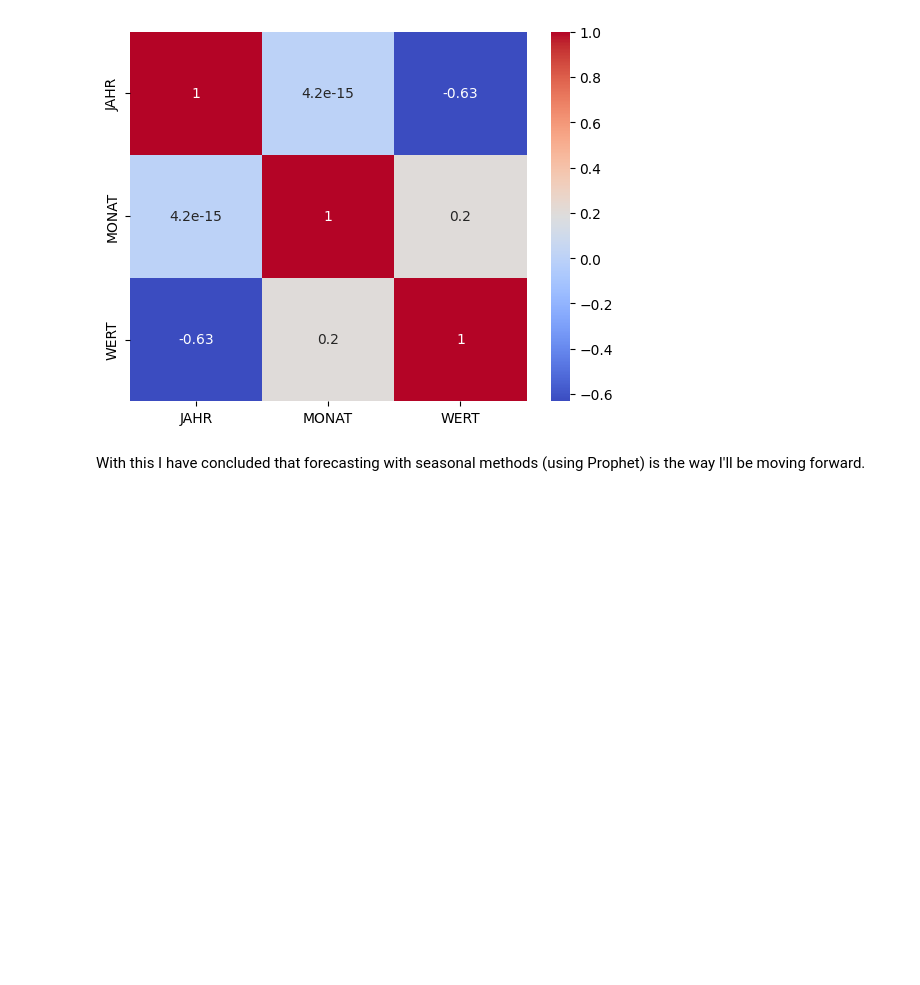
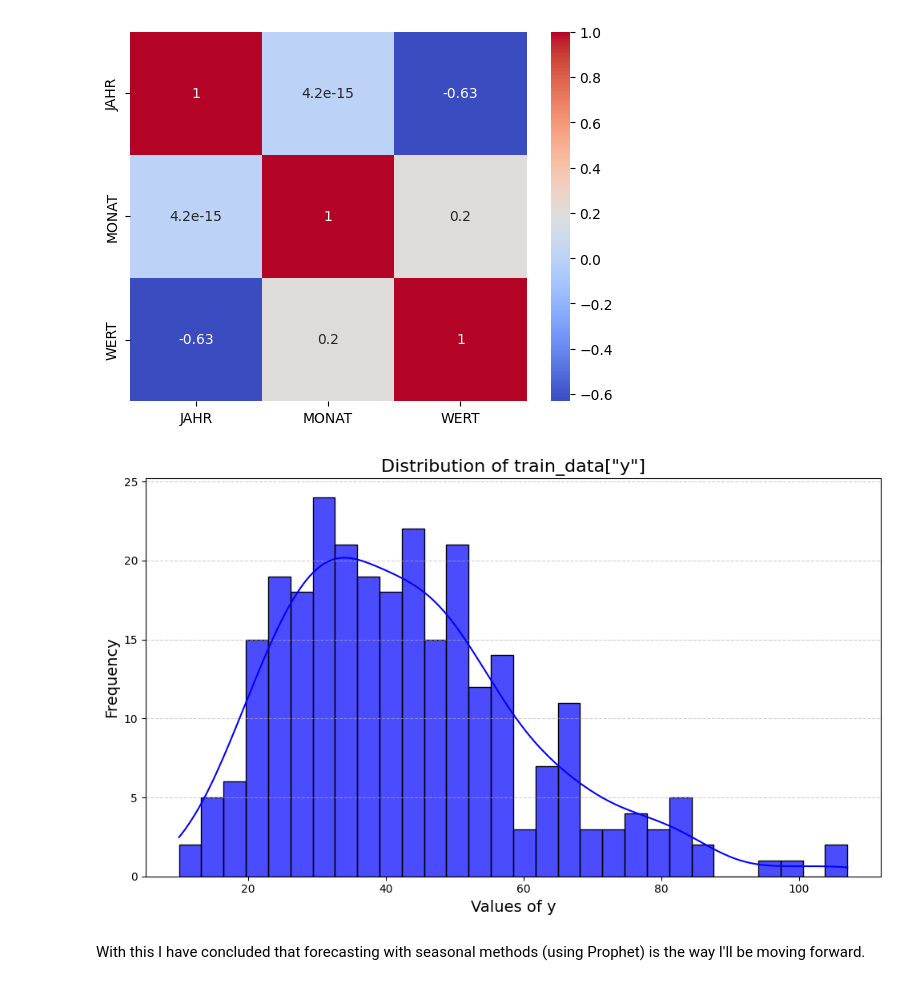
Before and after one commit to hauntedcupoftea/DPS-AI-Challenge, a Jupyter notebook: experimentation/EDA.ipynb, the cells around one changed output. Cells and saved outputs as stored; diff of their text form; code cells hidden in the pictures; blank space fills up the shorter version.

```diff
--- a/experimentation/EDA.ipynb
+++ b/experimentation/EDA.ipynb
@@ -71,5 +113,24 @@ sns.heatmap(data.corr(numeric_only=True), annot=True, cmap='coolwarm')
 plt.show()
 # %% [output]
 [figure]
+# %%
+import matplotlib.pyplot as plt
+import seaborn as sns
+
+# Plot the distribution of train_data['y']
+plt.figure(figsize=(10, 6))
+sns.histplot(data['WERT'], kde=True, bins=30, color='blue', alpha=0.7)
+
+# Add labels and title
+plt.title('Distribution of train_data["y"]', fontsize=16)
+plt.xlabel('Values of y', fontsize=14)
+plt.ylabel('Frequency', fontsize=14)
+
+# Show plot
+plt.grid(axis='y', linestyle='--', alpha=0.6)
+plt.tight_layout()
+plt.show()
+# %% [output]
+[figure, added]
 # %% [markdown]
 With this I have concluded that forecasting with seasonal methods (using Prophet) is the way I'll be moving forward.
```
Also changed, not shown: parts of 4 cells of this notebook, 1 other file.
